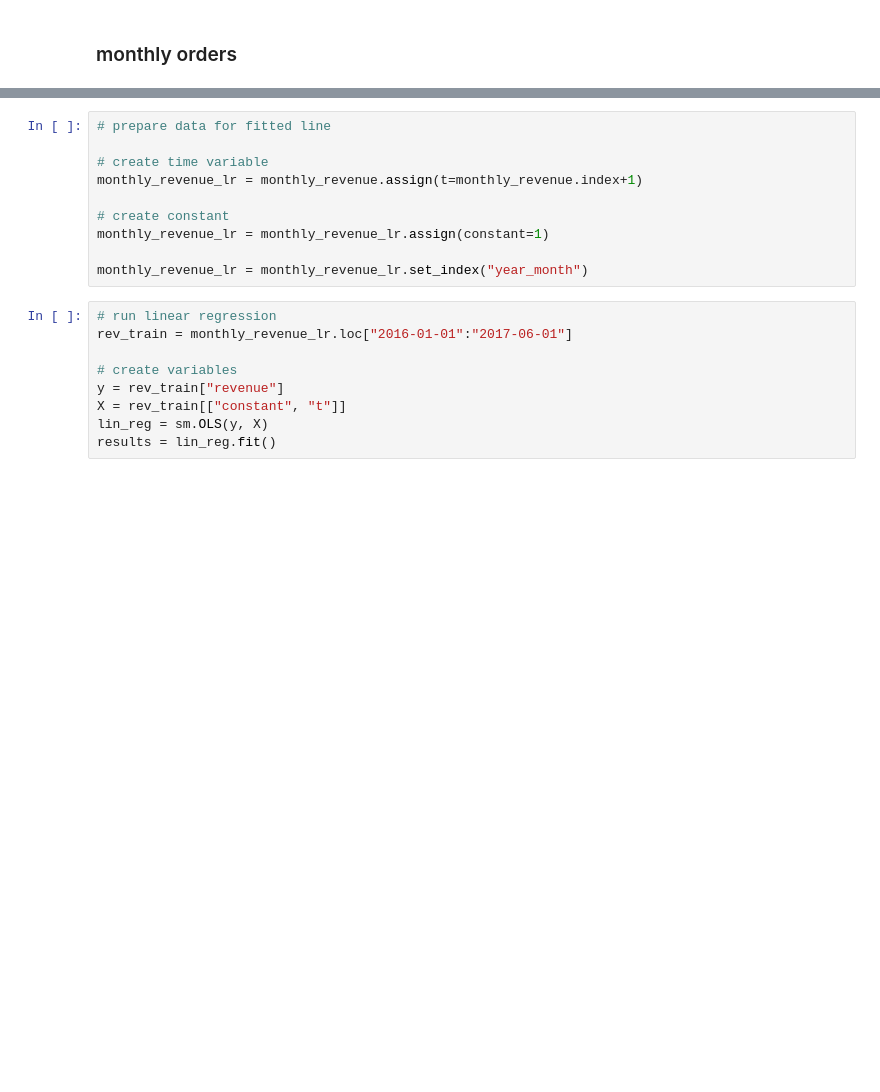
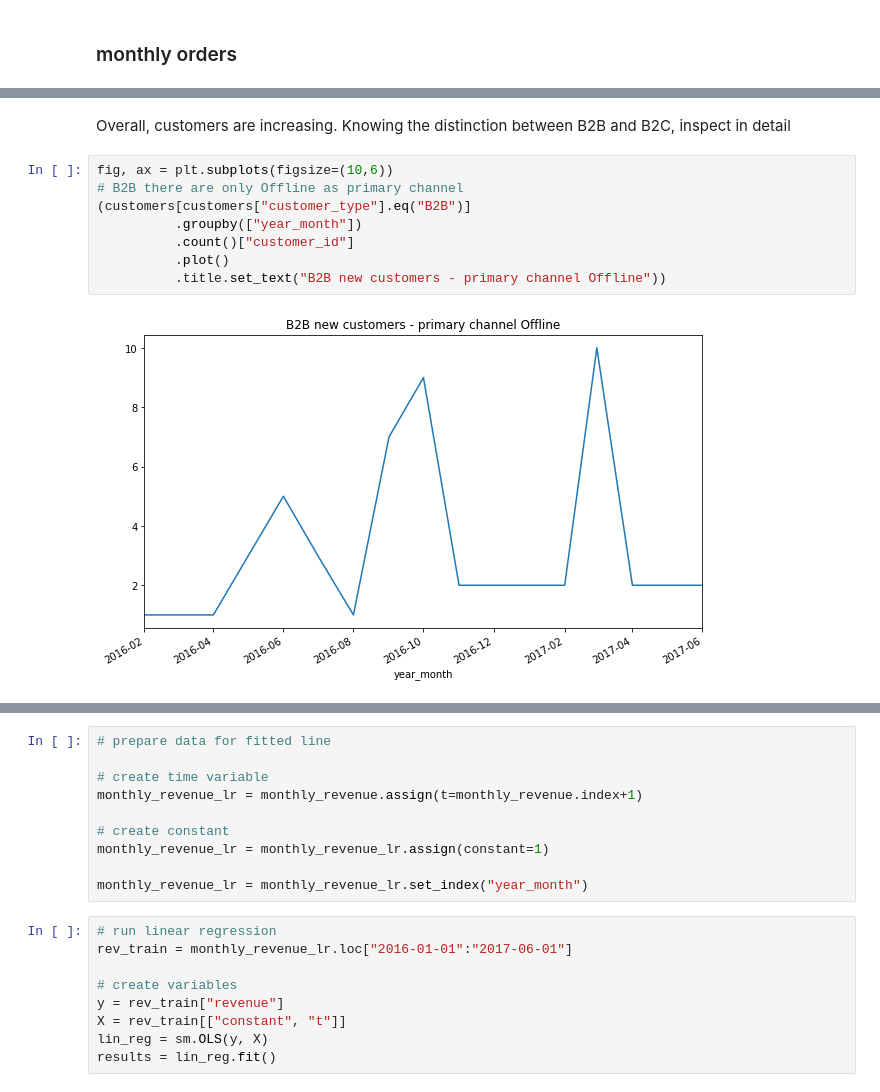
Before and after one commit to ivanlopezlobato/training, a Jupyter notebook: 10_business_cases/business_case.ipynb, the cells around one changed output, grey strips where cells are left out. Cells and saved outputs as stored; diff of their text form; blank space fills up the shorter version.

```diff
--- a/10_business_cases/business_case.ipynb
+++ b/10_business_cases/business_case.ipynb
@@ -281,0 +269,12 @@ monthly_revenue
+# %% [markdown]
+Overall, customers are increasing. Knowing the distinction between B2B and B2C, inspect in detail
+# %%
+fig, ax = plt.subplots(figsize=(10,6))
+# B2B there are only Offline as primary channel
+(customers[customers["customer_type"].eq("B2B")]
+          .groupby(["year_month"])
+          .count()["customer_id"]
+          .plot()
+          .title.set_text("B2B new customers - primary channel Offline"))
+# %% [output]
+[figure, added]
```
Also changed, not shown: parts of 40 cells of this notebook.
